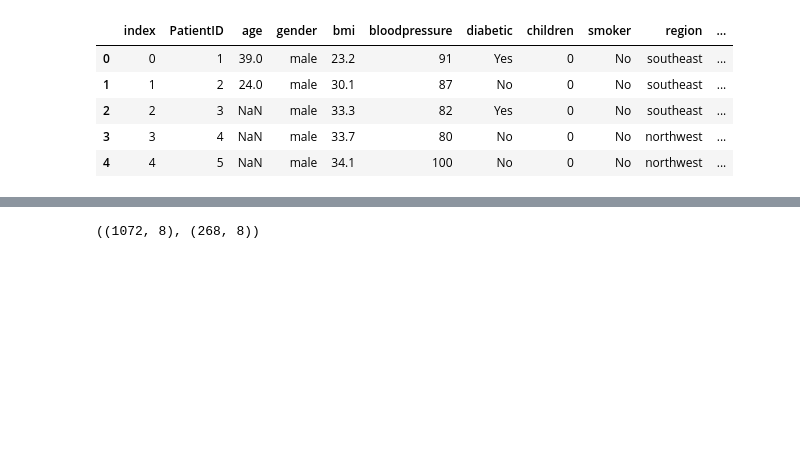
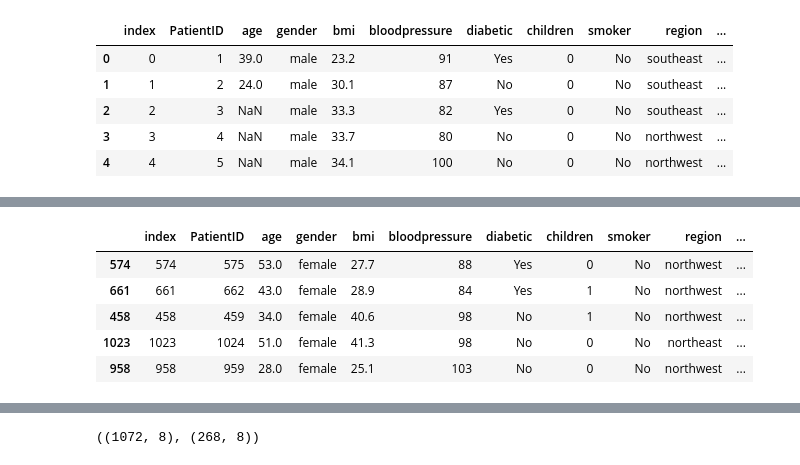
Before and after one commit to Michael95-m/packaging-insurance-claim-model, a Jupyter notebook: notebook/02-Feature-Engineering.ipynb, the cells around one changed output, grey strips where cells are left out. Drawn from its saved outputs; the diff is of its cells as text; code cells hidden in the pictures; blank space fills up the shorter version.

```diff
--- a/notebook/02-Feature-Engineering.ipynb
+++ b/notebook/02-Feature-Engineering.ipynb
@@ -37,0 +40,9 @@ random_state=0
+# %%
+test.head()
+# %% [output]
+|  | index | PatientID | age | gender | bmi | bloodpressure | diabetic | children | smoker | region | ... |
+| 574 | 574 | 575 | 53.0 | female | 27.7 | 88 | Yes | 0 | No | northwest | ... |
+| 661 | 661 | 662 | 43.0 | female | 28.9 | 84 | Yes | 1 | No | northwest | ... |
+| 458 | 458 | 459 | 34.0 | female | 40.6 | 98 | No | 1 | No | northwest | ... |
+| 1023 | 1023 | 1024 | 51.0 | female | 41.3 | 98 | No | 0 | No | northeast | ... |
+| 958 | 958 | 959 | 28.0 | female | 25.1 | 103 | No | 0 | No | northwest | ... |
```
Also changed, not shown: parts of 17 cells of this notebook, 3 other files.
